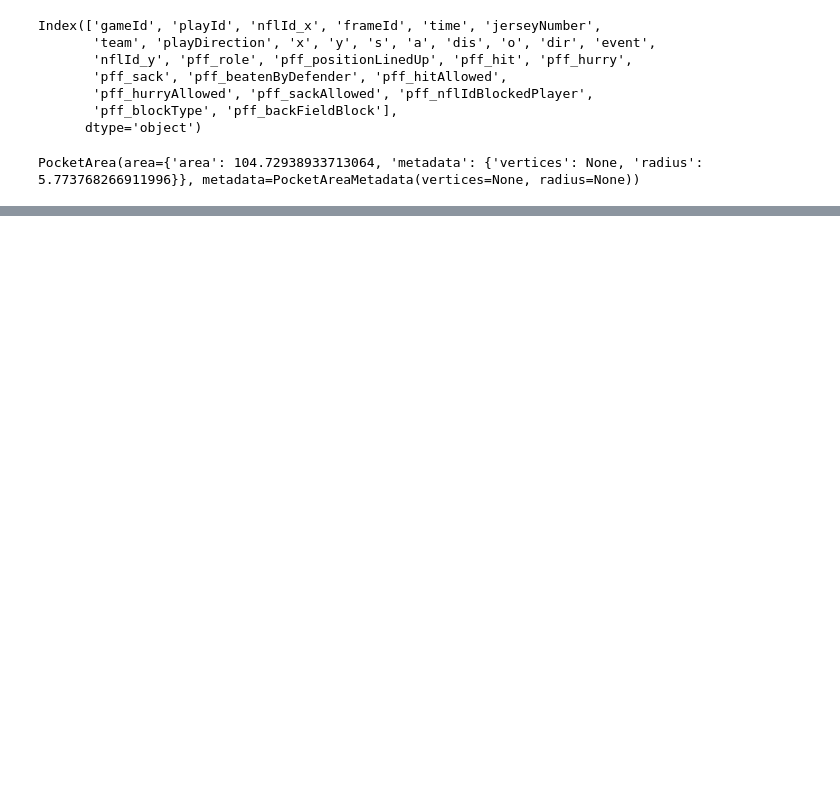
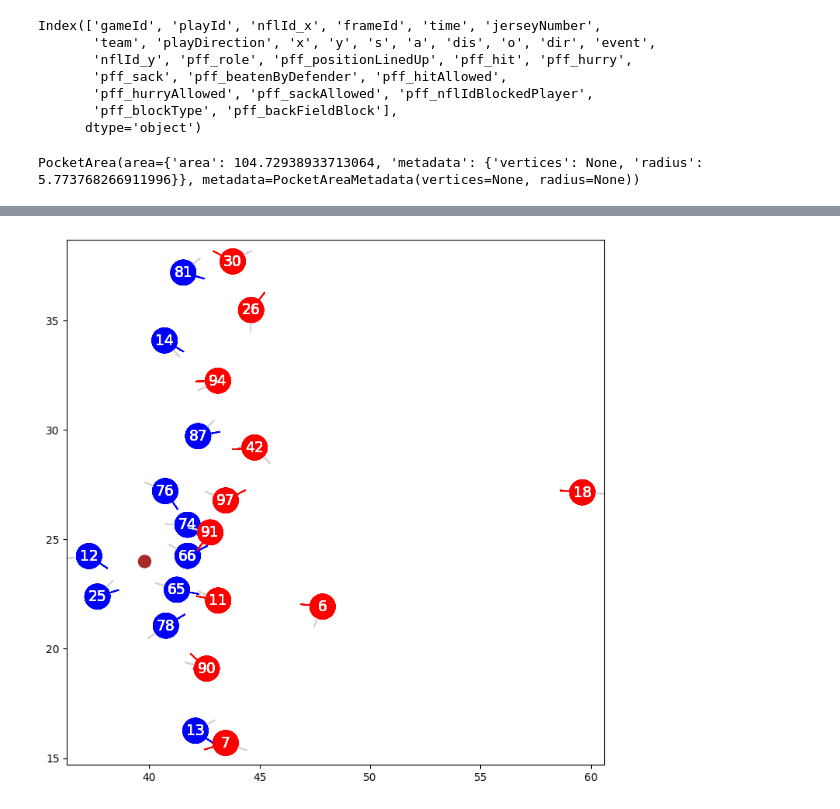
Before and after one commit to vingkan/nflbigdatabowl2023, a Jupyter notebook: notebooks/vinesh/visualization_example.ipynb, the cells around one changed output, grey strips where cells are left out. Cells and saved outputs as stored; diff of their text form; code cells hidden in the pictures; blank space fills up the shorter version.

```diff
--- a/notebooks/vinesh/visualization_example.ipynb
+++ b/notebooks/vinesh/visualization_example.ipynb
@@ -233,0 +372,4 @@ animate_play(df_tracking, df_area)
+# %%
+plot_frame(df_tracking, frame_id=10)
+# %% [output]
+[figure, added]
```
Also changed, not shown: parts of 2 cells of this notebook, 1 other file.
